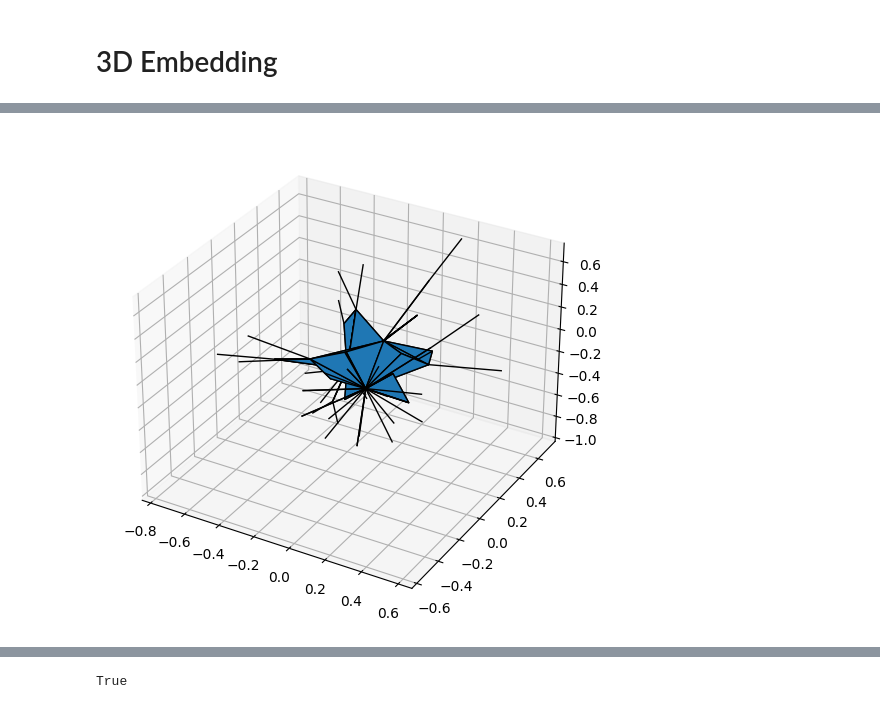
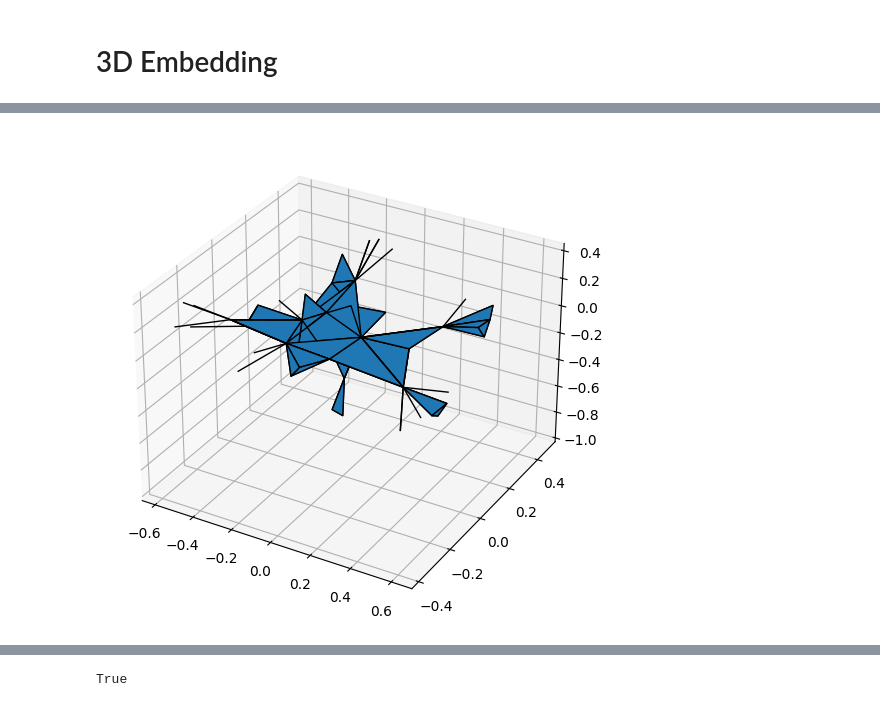
Before and after one commit to MattiaVarrone/EucliFer, a Jupyter notebook: manifold_sampler/Examples.ipynb, the cells around one changed output, grey strips where cells are left out. Saved outputs shown, nothing was run; the diff lists cells and outputs as text; code cells hidden in the pictures.

```diff
--- a/manifold_sampler/Examples.ipynb
+++ b/manifold_sampler/Examples.ipynb
@@ -14,6 +16,7 @@ plot_triangulation_3d(m.adj)
 # %%
+beta = 0.3
 n_sweeps = 30
-m.sweep(n_sweeps, 0.1, strategy=['gravity', 'spinor', 'scalar'])
+m.sweep(n_sweeps, beta, strategy=['gravity', 'spinor', 'scalar'])
 plot_triangulation_3d(m.adj)
 # %% [output]
-[figure, old version]
+[figure, new version]
```
Also changed, not shown: parts of 22 cells of this notebook, 10 other files.
